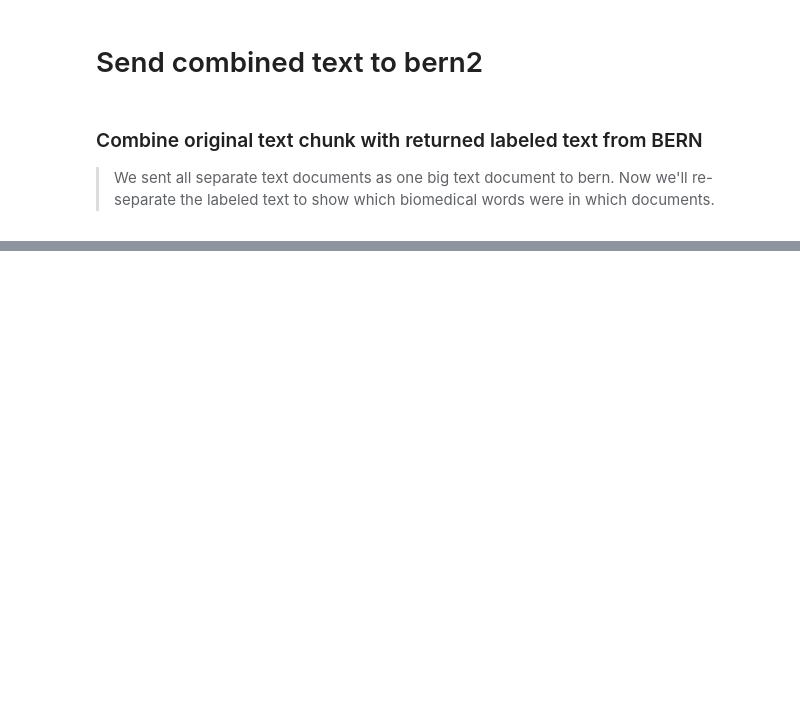
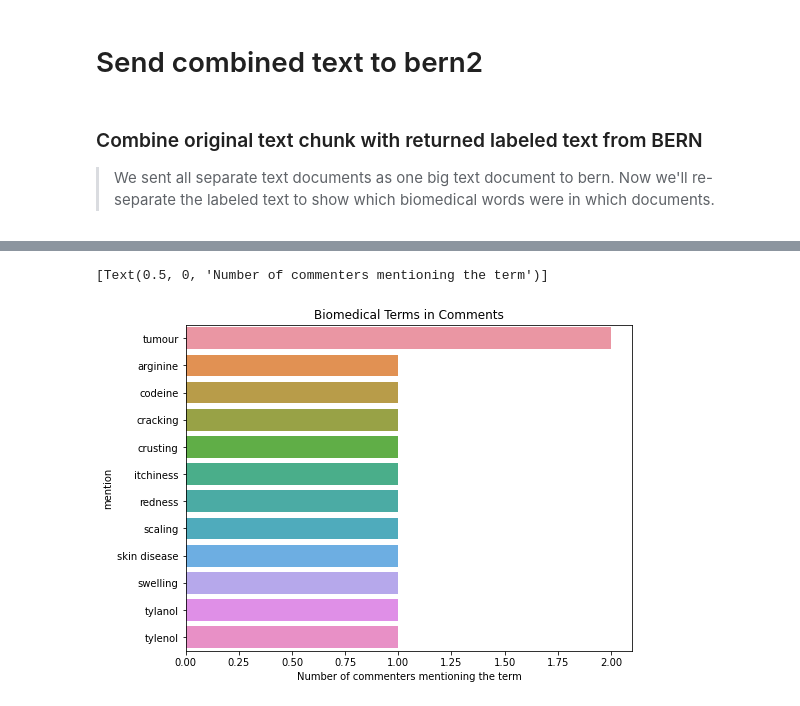
Before and after one commit to daveramseymusic/biobert-bern, a Jupyter notebook: nbs/01_biobertApi.ipynb, the cells around one changed output, grey strips where cells are left out. Saved outputs shown, nothing was run; the diff lists cells and outputs as text; code cells hidden in the pictures; blank space fills up the shorter version.

```diff
--- a/nbs/01_biobertApi.ipynb
+++ b/nbs/01_biobertApi.ipynb
@@ -150,0 +159,2 @@ df
+# %%
+df = df[['dfi_idx','mention','obj','text']]; df
@@ -150,0 +176,2 @@ df
+# %%
+dfwords = df.groupby(['mention']).dfi_idx.count().reset_index().sort_values('dfi_idx',ascending=False); dfwords
@@ -150,0 +210,21 @@ df
+# %%
+import seaborn as sns
+import matplotlib.pyplot as plt
+
+# Set the width and height of the figure
+plt.figure(figsize=(8,6))
+
+# Add title
+
+# Bar chart showing average arrival delay for Spirit Airlines flights by month
+
+ax = sns.barplot(x=dfwords.dfi_idx, y=dfwords.mention)
+
+#title
+ax.set_title(f'Biomedical Terms in Comments')
+
+# Add label for  axis
+ax.set(xlabel='Number of commenters mentioning the term')
+# %% [output]
+[Text(0.5, 0, 'Number of commenters mentioning the term')]
+[figure, added]
```
Also changed, not shown: parts of 10 cells of this notebook.
